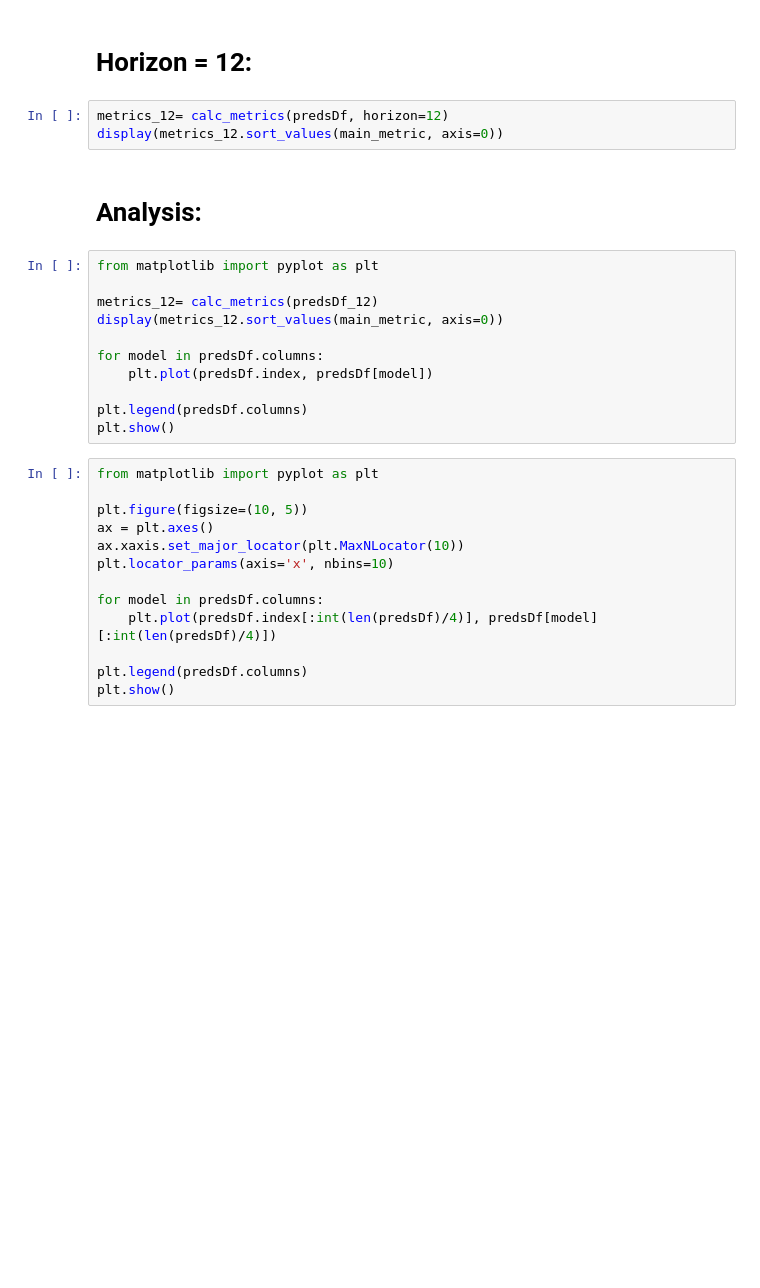
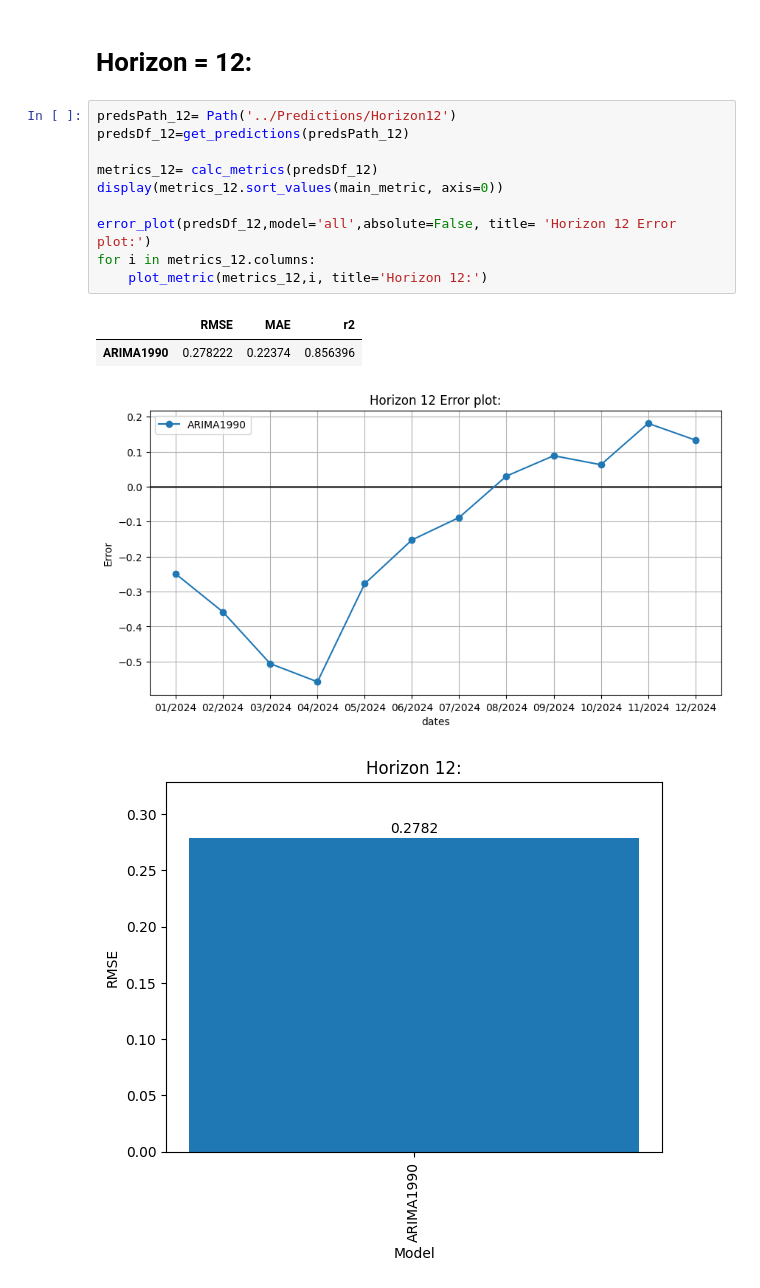
Before and after one commit to sc20geb/COMP5530M-Group-Project-Inflation-Forecasting, a Jupyter notebook: Evaluation/evaluation.ipynb, the cells around one changed output. Saved outputs shown, nothing was run; the diff lists cells and outputs as text; blank space fills up the shorter version.

Commit message:
Fixing git error

```diff
--- a/Evaluation/evaluation.ipynb
+++ b/Evaluation/evaluation.ipynb
@@ -76,31 +106,17 @@ for i in metrics_6.columns:
 # %% [markdown]
 # Horizon = 12:
-# %%
-metrics_12= calc_metrics(predsDf, horizon=12)
-display(metrics_12.sort_values(main_metric, axis=0))
-# %% [markdown]
-# Analysis:
-# %%
-from matplotlib import pyplot as plt
-
-metrics_12= calc_metrics(predsDf_12)
-display(metrics_12.sort_values(main_metric, axis=0))
-
-for model in predsDf.columns:
-    plt.plot(predsDf.index, predsDf[model])
-
-plt.legend(predsDf.columns)
-plt.show()
-# %%
-from matplotlib import pyplot as plt
-
-plt.figure(figsize=(10, 5))
-ax = plt.axes()
-ax.xaxis.set_major_locator(plt.MaxNLocator(10))
-plt.locator_params(axis='x', nbins=10)
-
-for model in predsDf.columns:
-    plt.plot(predsDf.index[:int(len(predsDf)/4)], predsDf[model][:int(len(predsDf)/4)])
-
-plt.legend(predsDf.columns)
-plt.show()
+# %%
+predsPath_12= Path('../Predictions/Horizon12')
+predsDf_12=get_predictions(predsPath_12)
+
+metrics_12= calc_metrics(predsDf_12)
+display(metrics_12.sort_values(main_metric, axis=0))
+
+error_plot(predsDf_12,model='all',absolute=False, title= 'Horizon 12 Error plot:')
+for i in metrics_12.columns:
+    plot_metric(metrics_12,i, title='Horizon 12:')
+# %% [output]
+|  | RMSE | MAE | r2 |
+| ARIMA1990 | 0.278222 | 0.22374 | 0.856396 |
+[figure, added]
+[figure, added]
```
Also changed, not shown: parts of 9 cells of this notebook.
